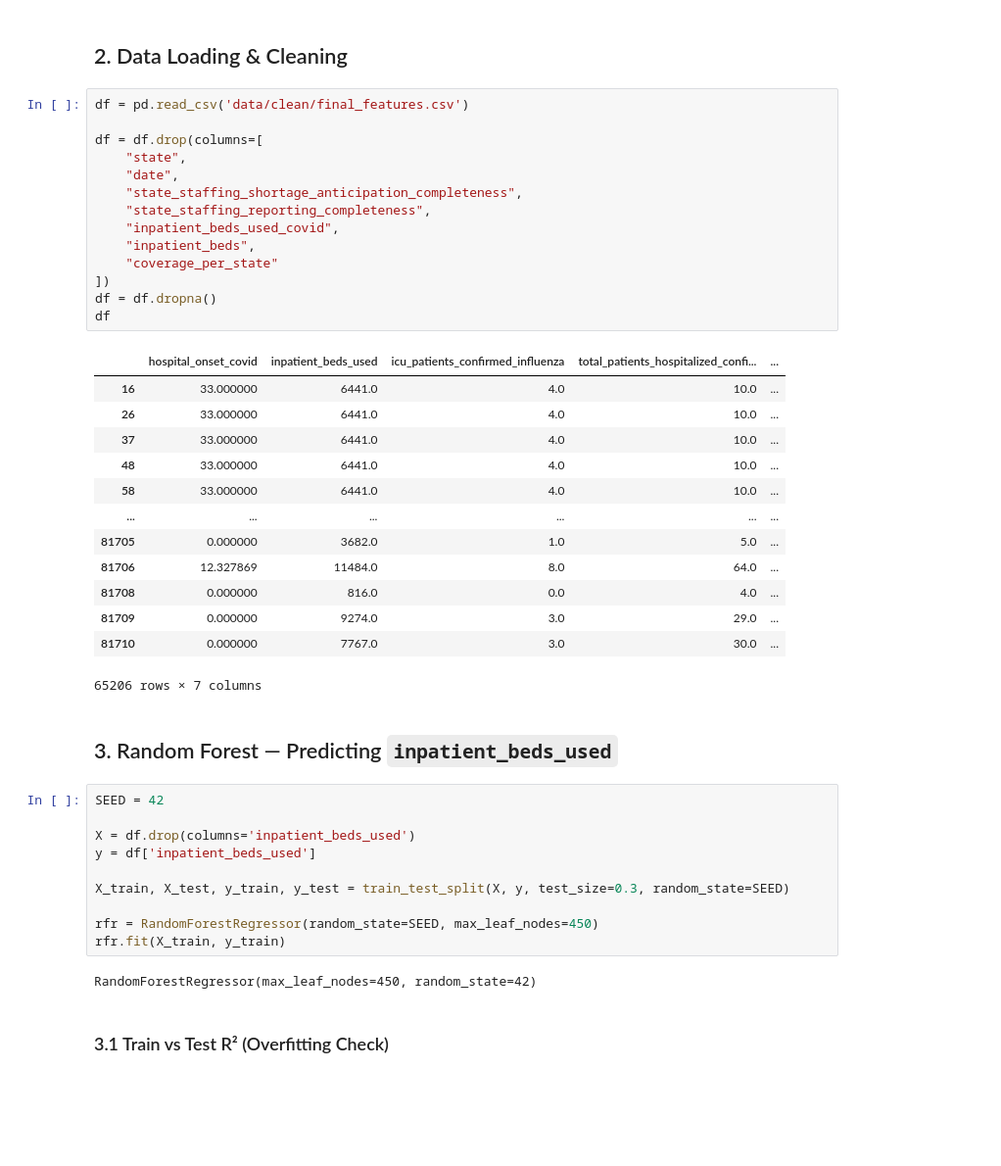
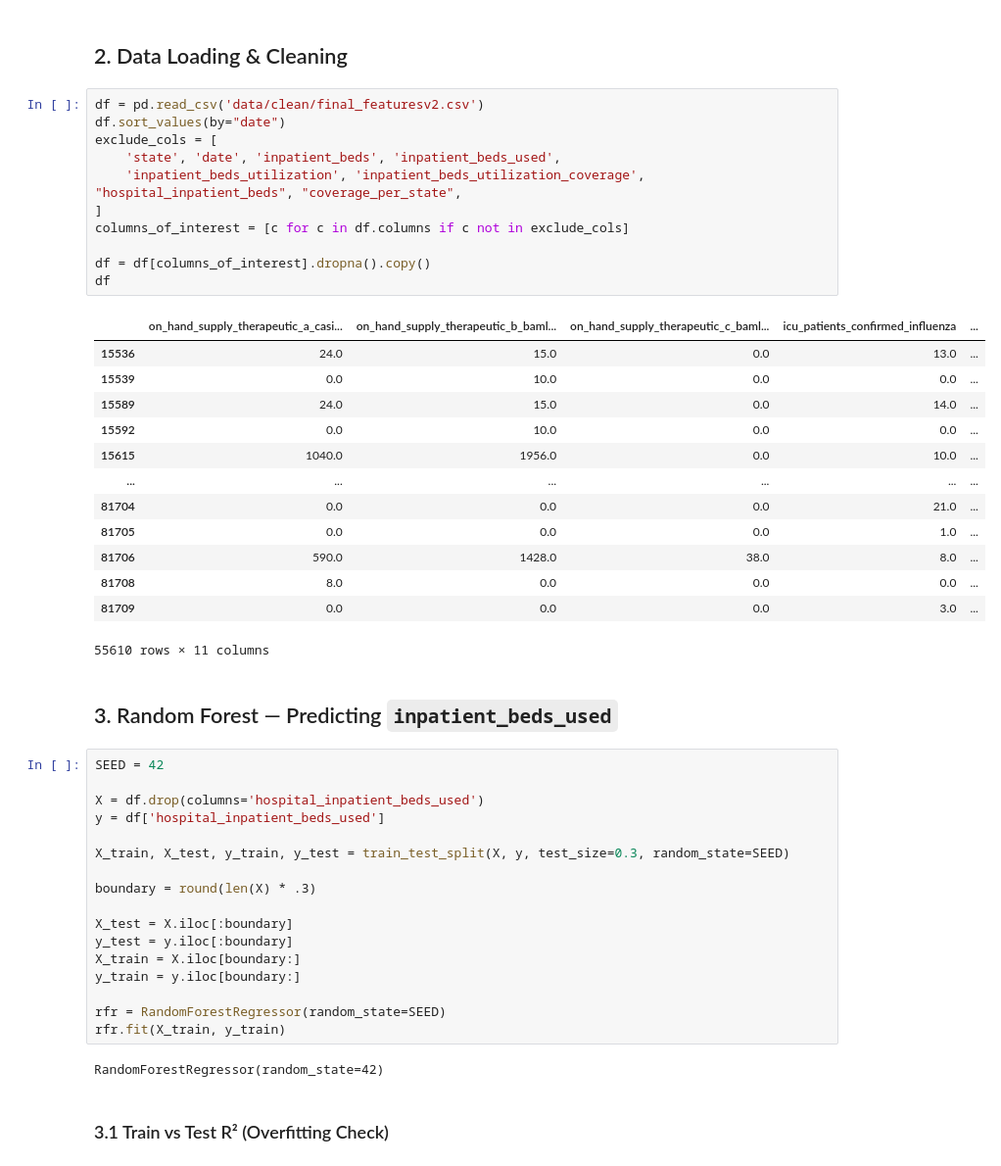
Before and after one commit to dsagher/CSE_881_Final_Project, a Jupyter notebook: sandbox_dan.ipynb, the cells around one changed output. Shown at 98% size. Saved outputs shown, nothing was run; the diff lists cells and outputs as text; blank space fills up the shorter version.

```diff
--- a/sandbox_dan.ipynb
+++ b/sandbox_dan.ipynb
@@ -12,47 +12,51 @@ pd.set_option("display.max_columns", 1000)
 # %% [markdown]
 ## 2. Data Loading & Cleaning
 # %%
-df = pd.read_csv('data/clean/final_features.csv')
+df = pd.read_csv('data/clean/final_featuresv2.csv')
+df.sort_values(by="date")
+exclude_cols = [
+    'state', 'date', 'inpatient_beds', 'inpatient_beds_used',
+    'inpatient_beds_utilization', 'inpatient_beds_utilization_coverage', "hospital_inpatient_beds", "coverage_per_state",
+]
+columns_of_interest = [c for c in df.columns if c not in exclude_cols]
 
-df = df.drop(columns=[
-    "state",
-    "date",
-    "state_staffing_shortage_anticipation_completeness",
-    "state_staffing_reporting_completeness",
-    "inpatient_beds_used_covid",
-    "inpatient_beds",
-    "coverage_per_state"
-])
-df = df.dropna()
+df = df[columns_of_interest].dropna().copy()
 df
 # %% [output]
-|  | hospital_onset_covid | inpatient_beds_used | icu_patients_confirmed_influenza | total_patients_hospitalized_confi... | ... |
-| 16 | 33.000000 | 6441.0 | 4.0 | 10.0 | ... |
-| 26 | 33.000000 | 6441.0 | 4.0 | 10.0 | ... |
-| 37 | 33.000000 | 6441.0 | 4.0 | 10.0 | ... |
-| 48 | 33.000000 | 6441.0 | 4.0 | 10.0 | ... |
-| 58 | 33.000000 | 6441.0 | 4.0 | 10.0 | ... |
+|  | on_hand_supply_therapeutic_a_casi... | on_hand_supply_therapeutic_b_baml... | on_hand_supply_therapeutic_c_baml... | icu_patients_confirmed_influenza | ... |
+| 15536 | 24.0 | 15.0 | 0.0 | 13.0 | ... |
+| 15539 | 0.0 | 10.0 | 0.0 | 0.0 | ... |
+| 15589 | 24.0 | 15.0 | 0.0 | 14.0 | ... |
+| 15592 | 0.0 | 10.0 | 0.0 | 0.0 | ... |
+| 15615 | 1040.0 | 1956.0 | 0.0 | 10.0 | ... |
 | ... | ... | ... | ... | ... | ... |
-| 81705 | 0.000000 | 3682.0 | 1.0 | 5.0 | ... |
-| 81706 | 12.327869 | 11484.0 | 8.0 | 64.0 | ... |
-| 81708 | 0.000000 | 816.0 | 0.0 | 4.0 | ... |
-| 81709 | 0.000000 | 9274.0 | 3.0 | 29.0 | ... |
-| 81710 | 0.000000 | 7767.0 | 3.0 | 30.0 | ... |
+| 81704 | 0.0 | 0.0 | 0.0 | 21.0 | ... |
+| 81705 | 0.0 | 0.0 | 0.0 | 1.0 | ... |
+| 81706 | 590.0 | 1428.0 | 38.0 | 8.0 | ... |
+| 81708 | 8.0 | 0.0 | 0.0 | 0.0 | ... |
+| 81709 | 0.0 | 0.0 | 0.0 | 3.0 | ... |
-65206 rows × 7 columns
+55610 rows × 11 columns
 # %% [markdown]
 ## 3. Random Forest — Predicting `inpatient_beds_used`
 # %%
 SEED = 42
 
-X = df.drop(columns='inpatient_beds_used')
-y = df['inpatient_beds_used']
+X = df.drop(columns='hospital_inpatient_beds_used')
+y = df['hospital_inpatient_beds_used']
 
 X_train, X_test, y_train, y_test = train_test_split(X, y, test_size=0.3, random_state=SEED)
 
-rfr = RandomForestRegressor(random_state=SEED, max_leaf_nodes=450)
+boundary = round(len(X) * .3)
+
+X_test = X.iloc[:boundary]
+y_test = y.iloc[:boundary]
+X_train = X.iloc[boundary:]
+y_train = y.iloc[boundary:]
+
+rfr = RandomForestRegressor(random_state=SEED)
 rfr.fit(X_train, y_train)
 # %% [output]
-RandomForestRegressor(max_leaf_nodes=450, random_state=42)
+RandomForestRegressor(random_state=42)
 # %% [markdown]
 ### 3.1 Train vs Test R² (Overfitting Check)
 # %%
```
Also changed, not shown: parts of 3 cells of this notebook, 1 other file.
